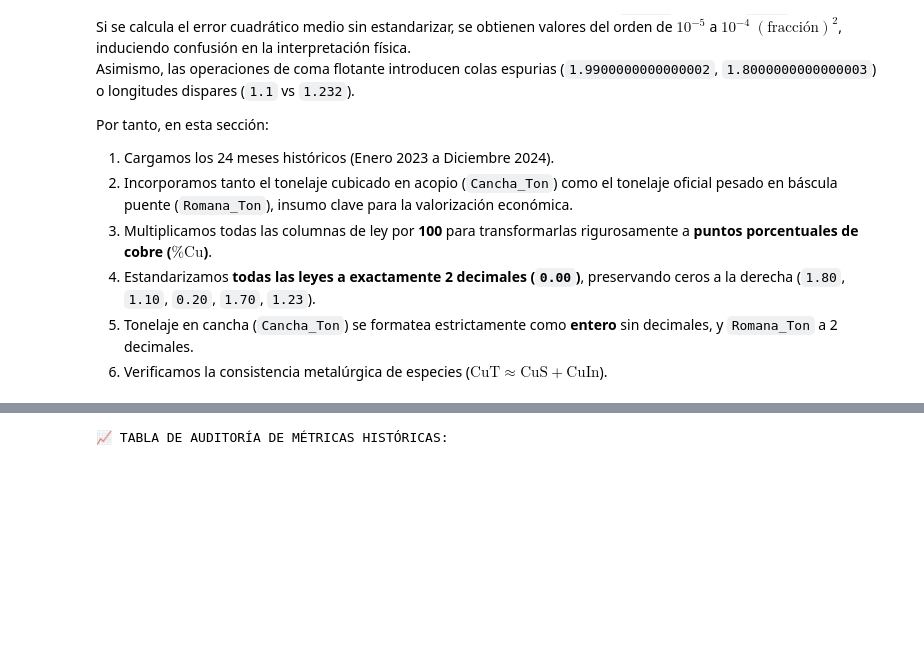
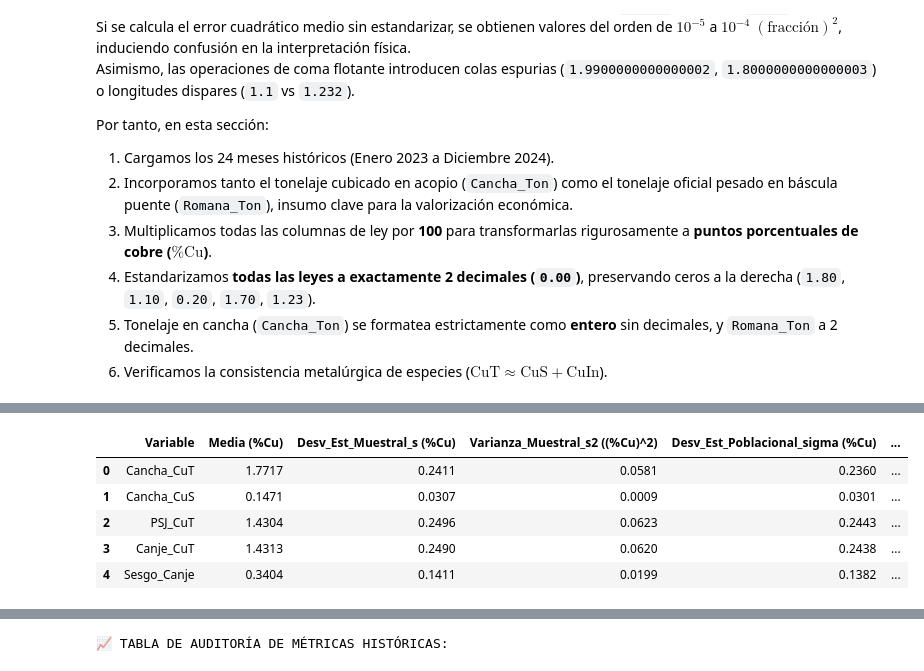
Before and after one commit to guerrafmaturana-arch/TESIS, a Jupyter notebook: BLOQUE_0/00_auditoria_datos.ipynb, the cells around one changed output, grey strips where cells are left out. Saved outputs shown, nothing was run; the diff lists cells and outputs as text; code cells hidden in the pictures; blank space fills up the shorter version.

Commit message:
feat(bloque-0): incorporar estudio previo de dispersion, varianza, covarianza, descomposicion sesgo-varianza y criterio de seleccion de metricas segun guia de auditoria v2.2

```diff
--- a/BLOQUE_0/00_auditoria_datos.ipynb
+++ b/BLOQUE_0/00_auditoria_datos.ipynb
@@ -239,0 +246,84 @@ A continuación, calculamos todas las métricas con precisión de 4 decimales.
+# %%
+# ==============================================================================
+# ESTUDIO PREVIO DE DISPERSIÓN, VARIANZA, COVARIANZA Y CRITERIO DE ERROR
+# ==============================================================================
+df_audit['Sesgo_Canje'] = (df_audit['Cancha_CuT'] - df_audit['Canje_CuT']).round(2)
+vars_estudio = ['Cancha_CuT', 'Cancha_CuS', 'PSJ_CuT', 'Canje_CuT', 'Sesgo_Canje']
+
+# 1. Tabla de Media, Desviación Estándar y Varianza (Muestral y Poblacional)
+resumen_disp = []
+for col in vars_estudio:
+    serie = df_audit[col]
+    resumen_disp.append({
+        'Variable': col,
+        'Media (%Cu)': serie.mean(),
+        'Desv_Est_Muestral_s (%Cu)': serie.std(ddof=1),
+        'Varianza_Muestral_s2 ((%Cu)^2)': serie.var(ddof=1),
+        'Desv_Est_Poblacional_sigma (%Cu)': serie.std(ddof=0),
+        'Varianza_Poblacional_sigma2 ((%Cu)^2)': serie.var(ddof=0)
+    })
+
+df_dispersion = pd.DataFrame(resumen_disp)
+print("📊 TABLA DE DISPERSIÓN Y VARIANZA (N = 24):")
+display(df_dispersion.round(4))
+
+# 2. Matriz de Covarianza Muestral (ddof=1)
+cov_matrix = df_audit[vars_estudio].cov(ddof=1)
+print("\n📐 MATRIZ DE COVARIANZA MUESTRAL ((%Cu)^2):")
+display(cov_matrix.round(5))
+
+# 3. Descomposición Sesgo-Varianza del MSE Histórico (Cancha vs Canje)
+bias_sq = (df_audit['Sesgo_Canje'].mean()) ** 2
+var_err = df_audit['Sesgo_Canje'].var(ddof=0)
+mse_total = bias_sq + var_err
+
+print("\n🎯 DESCOMPOSICIÓN SESGO-VARIANZA DEL MSE HISTÓRICO:")
+print(f"   * Sesgo al cuadrado (Bias^2)   = {bias_sq:.4f} (%Cu)^2 ({bias_sq/mse_total*100:.2f}% del MSE)")
+print(f"   * Varianza del error (sigma^2) = {var_err:.4f} (%Cu)^2 ({var_err/mse_total*100:.2f}% del MSE)")
+print(f"   * MSE Total (Bias^2 + sigma^2) = {mse_total:.4f} (%Cu)^2")
+
+# 4. Exportar tablas estadísticas certificadas del Bloque 0
+csv_disp = os.path.join(bloque_dir, 'TABLA_DISPERSION_VARIANZA_B0.csv')
+csv_cov = os.path.join(bloque_dir, 'MATRIZ_COVARIANZA_B0.csv')
+df_dispersion.round(4).to_csv(csv_disp, index=False)
+cov_matrix.round(5).to_csv(csv_cov)
+
+# Exportar a Excel con formato corporativo
+xlsx_disp = os.path.join(bloque_dir, 'TABLA_DISPERSION_VARIANZA_B0.xlsx')
+wb_disp = openpyxl.Workbook()
+ws_d = wb_disp.active
+ws_d.title = "Dispersion_Varianza"
+ws_d.views.sheetView[0].showGridLines = True
+ws_d.append(list(df_dispersion.columns))
+for r in df_dispersion.round(4).itertuples(index=False):
+    ws_d.append(list(r))
+for col_idx in range(1, len(df_dispersion.columns) + 1):
+    cell = ws_d.cell(row=1, column=col_idx)
+    cell.fill = PatternFill(start_color="1B365D", end_color="1B365D", fill_type="solid")
+    cell.font = Font(name="Calibri", size=11, bold=True, color="FFFFFF")
+    cell.alignment = Alignment(horizontal="center", vertical="center", wrap_text=True)
+for col in ws_d.columns:
+    max_len = max(len(str(c.value or '')) for c in col)
+    ws_d.column_dimensions[get_column_letter(col[0].column)].width = max(max_len + 3, 14)
+wb_disp.save(xlsx_disp)
+
+xlsx_cov = os.path.join(bloque_dir, 'MATRIZ_COVARIANZA_B0.xlsx')
+wb_cov = openpyxl.Workbook()
+ws_c = wb_cov.active
+ws_c.title = "Matriz_Covarianza"
+ws_c.views.sheetView[0].showGridLines = True
+ws_c.append(['Variable'] + list(cov_matrix.columns))
+for idx, r in cov_matrix.round(5).iterrows():
+    ws_c.append([idx] + list(r))
+for col_idx in range(1, len(cov_matrix.columns) + 2):
+    cell = ws_c.cell(row=1, column=col_idx)
+    cell.fill = PatternFill(start_color="1B365D", end_color="1B365D", fill_type="solid")
+    cell.font = Font(name="Calibri", size=11, bold=True, color="FFFFFF")
+    cell.alignment = Alignment(horizontal="center", vertical="center", wrap_text=True)
+for col in ws_c.columns:
+    max_len = max(len(str(c.value or '')) for c in col)
+    ws_c.column_dimensions[get_column_letter(col[0].column)].width = max(max_len + 3, 14)
+wb_cov.save(xlsx_cov)
+
+print(f"💾 Guardado tablas de dispersión y covarianza en CSV y XLSX en: {bloque_dir}")
+# %% [output]
@@ -239,0 +331,6 @@ A continuación, calculamos todas las métricas con precisión de 4 decimales.
+|  | Variable | Media (%Cu) | Desv_Est_Muestral_s (%Cu) | Varianza_Muestral_s2 ((%Cu)^2) | Desv_Est_Poblacional_sigma (%Cu) | ... |
+| 0 | Cancha_CuT | 1.7717 | 0.2411 | 0.0581 | 0.2360 | ... |
+| 1 | Cancha_CuS | 0.1471 | 0.0307 | 0.0009 | 0.0301 | ... |
+| 2 | PSJ_CuT | 1.4304 | 0.2496 | 0.0623 | 0.2443 | ... |
+| 3 | Canje_CuT | 1.4313 | 0.2490 | 0.0620 | 0.2438 | ... |
+| 4 | Sesgo_Canje | 0.3404 | 0.1411 | 0.0199 | 0.1382 | ... |
```
Also changed, not shown: parts of 13 cells of this notebook, 11 other files.
